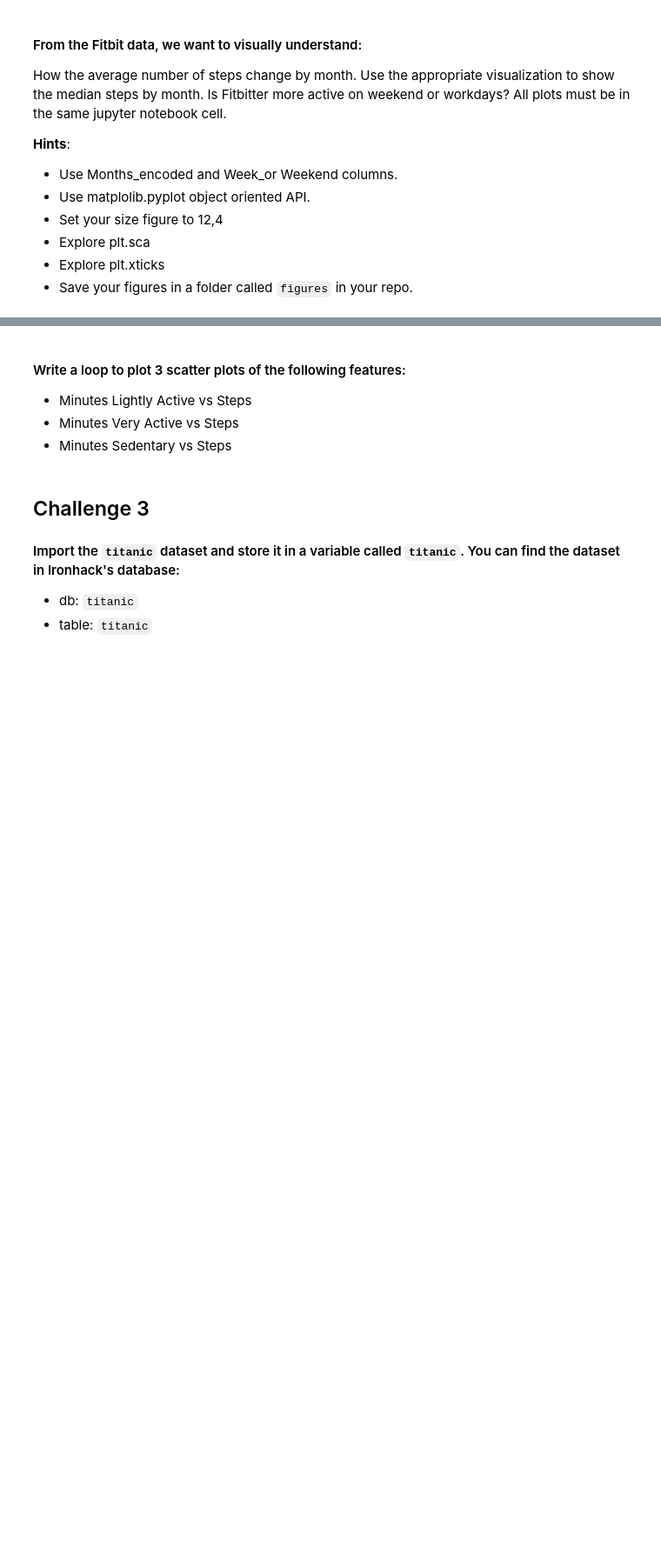
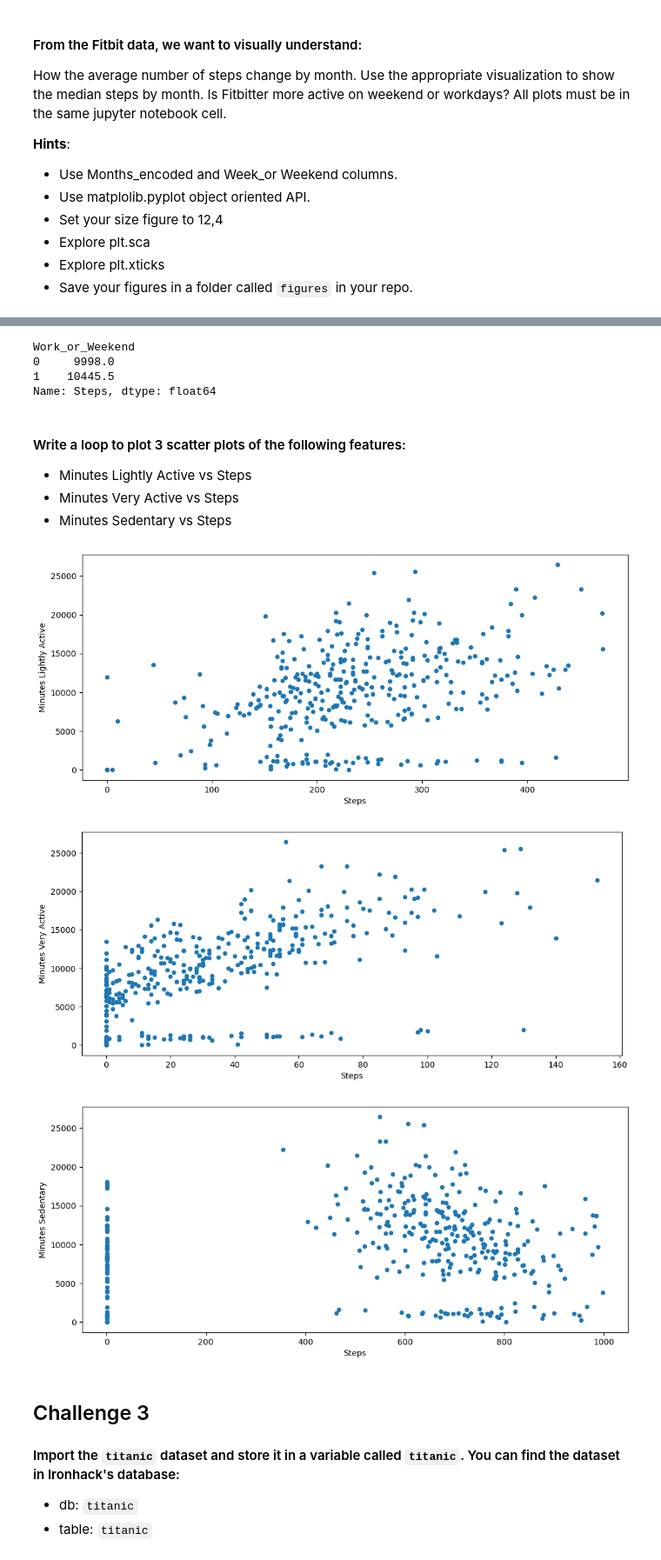
Before and after one commit to Paulcorreafl/dataptmad0924_labs, a Jupyter notebook: module-2/matplotlib-seaborn/your-code/main.ipynb, the cells around one changed output, grey strips where cells are left out. Shown at 87% size. Saved outputs shown, nothing was run; the diff lists cells and outputs as text; code cells hidden in the pictures; blank space fills up the shorter version.

```diff
--- a/module-2/matplotlib-seaborn/your-code/main.ipynb
+++ b/module-2/matplotlib-seaborn/your-code/main.ipynb
@@ -176,3 +190,13 @@ How the average number of steps change by month. Use the appropriate visualizati
+# %%
+# MEDIAN STEPS BY WORK_OR_WEEKEND
+# your code here
+median_work_weekend = fitbit.groupby('Work_or_Weekend')['Steps'].median()
+median_work_weekend
+# %% [output]
+Work_or_Weekend
+0     9998.0
+1    10445.5
+Name: Steps, dtype: float64
 # %% [markdown]
 #### Write a loop to plot 3 scatter plots of the following features:
 
@@ -184,3 +206,15 @@ How the average number of steps change by month. Use the appropriate visualizati
+# %%
+# your code here
+minutes_list = ["Minutes Lightly Active", "Minutes Very Active", "Minutes Sedentary"]
+
+for x in minutes_list:
+    fitbit.plot(x=x, y="Steps", kind='scatter', figsize=(12,5))
+    plt.ylabel(x)
+    plt.xlabel("Steps")
+# %% [output]
+[figure, added]
+[figure, added]
+[figure, added]
 # %% [markdown]
 ## Challenge 3
 
```
Also changed, not shown: parts of 31 cells of this notebook.
